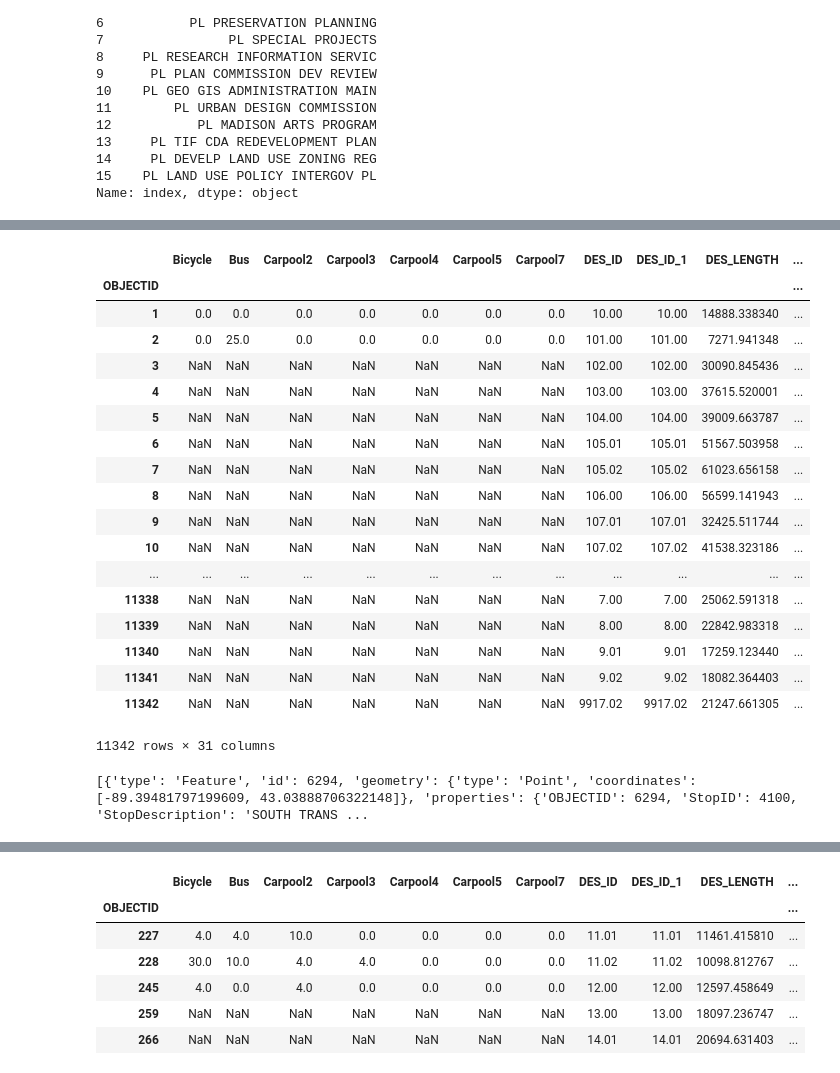
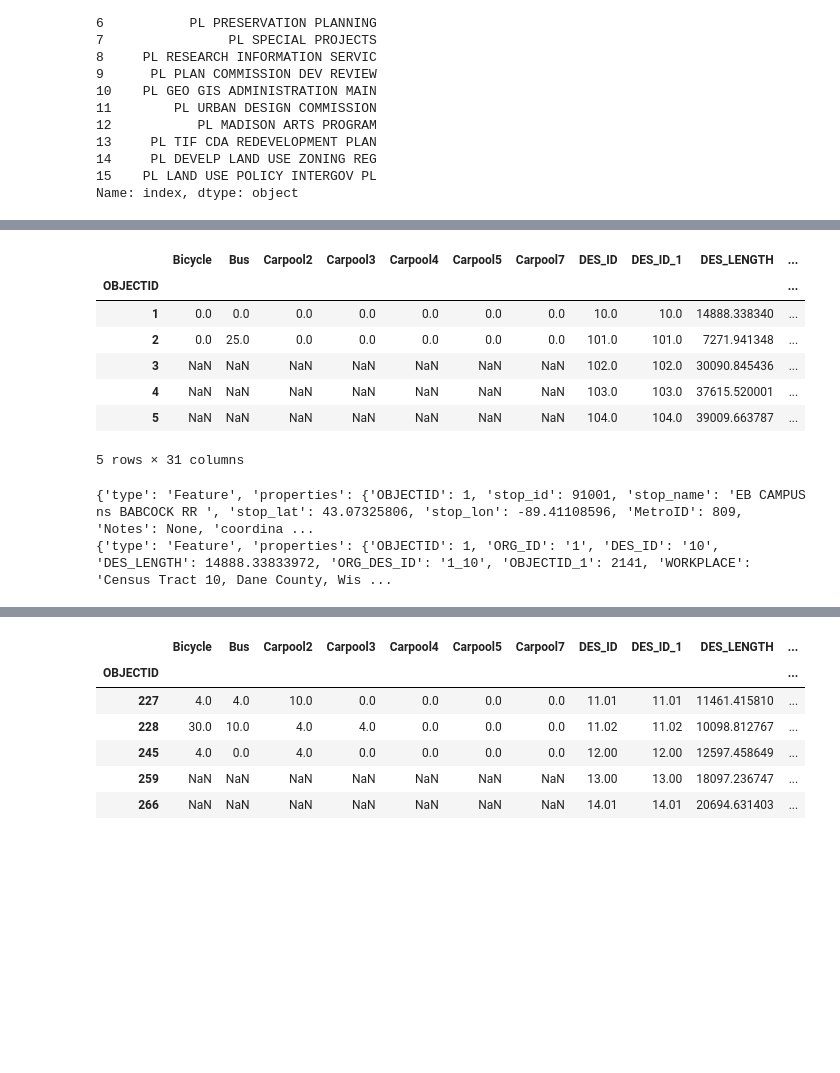
Before and after one commit to tylerharter/s19-city-t2, a Jupyter notebook: plan/Planning Transportation.ipynb, the cells around one changed output, grey strips where cells are left out. Drawn from its saved outputs; the diff is of its cells as text; code cells hidden in the pictures; blank space fills up the shorter version.

```diff
--- a/plan/Planning Transportation.ipynb
+++ b/plan/Planning Transportation.ipynb
@@ -216,45 +157,43 @@ rbusdata
 # %%
 #number of people commute data
 #http://data-cityofmadison.opendata.arcgis.com/datasets/2bfd47ada14542c5969a6eb7e6f274dd_31/data?geometry=-89.544%2C43.049%2C-89.283%2C43.093
 res = requests.get("https://opendata.arcgis.com/datasets/2bfd47ada14542c5969a6eb7e6f274dd_31.geojson")
-j = res.json()
+jj = res.json()
 
 dic= []
-for object in j["features"]:
+for object in jj["features"]:
     object["properties"]
     object["properties"]["coordinates"]=object["geometry"]["coordinates"]
     dic.append(object["properties"])
 
 pd.DataFrame(dic).to_csv("workplacedata.csv", encoding='utf-8', index=False)
 wpdata=pd.read_csv("workplacedata.csv")
 wpdata=wpdata.set_index(wpdata["OBJECTID"])
-wpdata
+wpdata.head()
 #drop duplicates and check len
 # %% [output]
 |  | Bicycle | Bus | Carpool2 | Carpool3 | Carpool4 | Carpool5 | Carpool7 | DES_ID | DES_ID_1 | DES_LENGTH | ... |
 | OBJECTID |  |  |  |  |  |  |  |  |  |  | ... |
-| 1 | 0.0 | 0.0 | 0.0 | 0.0 | 0.0 | 0.0 | 0.0 | 10.00 | 10.00 | 14888.338340 | ... |
-| 2 | 0.0 | 25.0 | 0.0 | 0.0 | 0.0 | 0.0 | 0.0 | 101.00 | 101.00 | 7271.941348 | ... |
-| 3 | NaN | NaN | NaN | NaN | NaN | NaN | NaN | 102.00 | 102.00 | 30090.845436 | ... |
-| 4 | NaN | NaN | NaN | NaN | NaN | NaN | NaN | 103.00 | 103.00 | 37615.520001 | ... |
-| 5 | NaN | NaN | NaN | NaN | NaN | NaN | NaN | 104.00 | 104.00 | 39009.663787 | ... |
-| 6 | NaN | NaN | NaN | NaN | NaN | NaN | NaN | 105.01 | 105.01 | 51567.503958 | ... |
-| 7 | NaN | NaN | NaN | NaN | NaN | NaN | NaN | 105.02 | 105.02 | 61023.656158 | ... |
-| 8 | NaN | NaN | NaN | NaN | NaN | NaN | NaN | 106.00 | 106.00 | 56599.141943 | ... |
-| 9 | NaN | NaN | NaN | NaN | NaN | NaN | NaN | 107.01 | 107.01 | 32425.511744 | ... |
-| 10 | NaN | NaN | NaN | NaN | NaN | NaN | NaN | 107.02 | 107.02 | 41538.323186 | ... |
-| ... | ... | ... | ... | ... | ... | ... | ... | ... | ... | ... | ... |
-| 11338 | NaN | NaN | NaN | NaN | NaN | NaN | NaN | 7.00 | 7.00 | 25062.591318 | ... |
-| 11339 | NaN | NaN | NaN | NaN | NaN | NaN | NaN | 8.00 | 8.00 | 22842.983318 | ... |
-| 11340 | NaN | NaN | NaN | NaN | NaN | NaN | NaN | 9.01 | 9.01 | 17259.123440 | ... |
-| 11341 | NaN | NaN | NaN | NaN | NaN | NaN | NaN | 9.02 | 9.02 | 18082.364403 | ... |
-| 11342 | NaN | NaN | NaN | NaN | NaN | NaN | NaN | 9917.02 | 9917.02 | 21247.661305 | ... |
+| 1 | 0.0 | 0.0 | 0.0 | 0.0 | 0.0 | 0.0 | 0.0 | 10.0 | 10.0 | 14888.338340 | ... |
+| 2 | 0.0 | 25.0 | 0.0 | 0.0 | 0.0 | 0.0 | 0.0 | 101.0 | 101.0 | 7271.941348 | ... |
+| 3 | NaN | NaN | NaN | NaN | NaN | NaN | NaN | 102.0 | 102.0 | 30090.845436 | ... |
+| 4 | NaN | NaN | NaN | NaN | NaN | NaN | NaN | 103.0 | 103.0 | 37615.520001 | ... |
+| 5 | NaN | NaN | NaN | NaN | NaN | NaN | NaN | 104.0 | 104.0 | 39009.663787 | ... |
-11342 rows × 31 columns
+5 rows × 31 columns
-# %%
-#NEED HELP INTERPERETING THIS.
-print(j["features"])
-# %% [output]
-[{'type': 'Feature', 'id': 6294, 'geometry': {'type': 'Point', 'coordinates': [-89.39481797199609, 43.03888706322148]}, 'properties': {'OBJECTID': 6294, 'StopID': 4100, 'StopDescription': 'SOUTH TRANS ...
+# %%
+#NEED HELP INTERPERETING the rapid bus dicionary snippet. In the above codes, I copied the gemetry{"coordinates"}
+#and input them in the new properties{"coordinates"}. That is why there are two identical coordinates.
+#
+for object in j["features"]:
+    print(object)
+    break
+#NEED HELP INTERPERETING the commute dicionary snippet.
+for object in jj["features"]:
+    print(object)
+    break
+# %% [output]
+{'type': 'Feature', 'properties': {'OBJECTID': 1, 'stop_id': 91001, 'stop_name': 'EB CAMPUS ns BABCOCK RR ', 'stop_lat': 43.07325806, 'stop_lon': -89.41108596, 'MetroID': 809, 'Notes': None, 'coordina ...
+{'type': 'Feature', 'properties': {'OBJECTID': 1, 'ORG_ID': '1', 'DES_ID': '10', 'DES_LENGTH': 14888.33833972, 'ORG_DES_ID': '1_10', 'OBJECTID_1': 2141, 'WORKPLACE': 'Census Tract 10, Dane County, Wis ...
 # %%
 #data clean up
 dic = []
```
Also changed, not shown: parts of 23 cells of this notebook, 2 other files.
